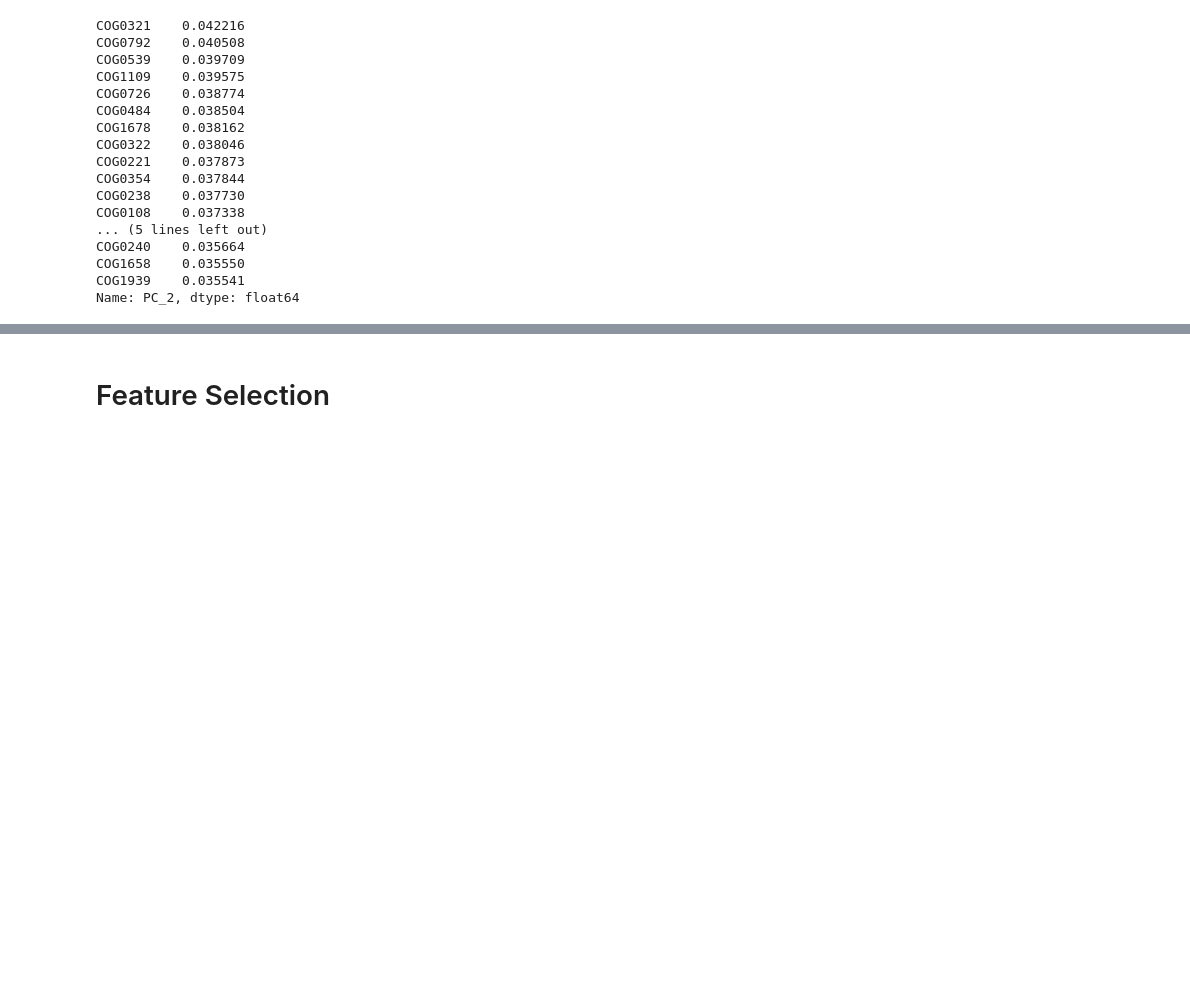
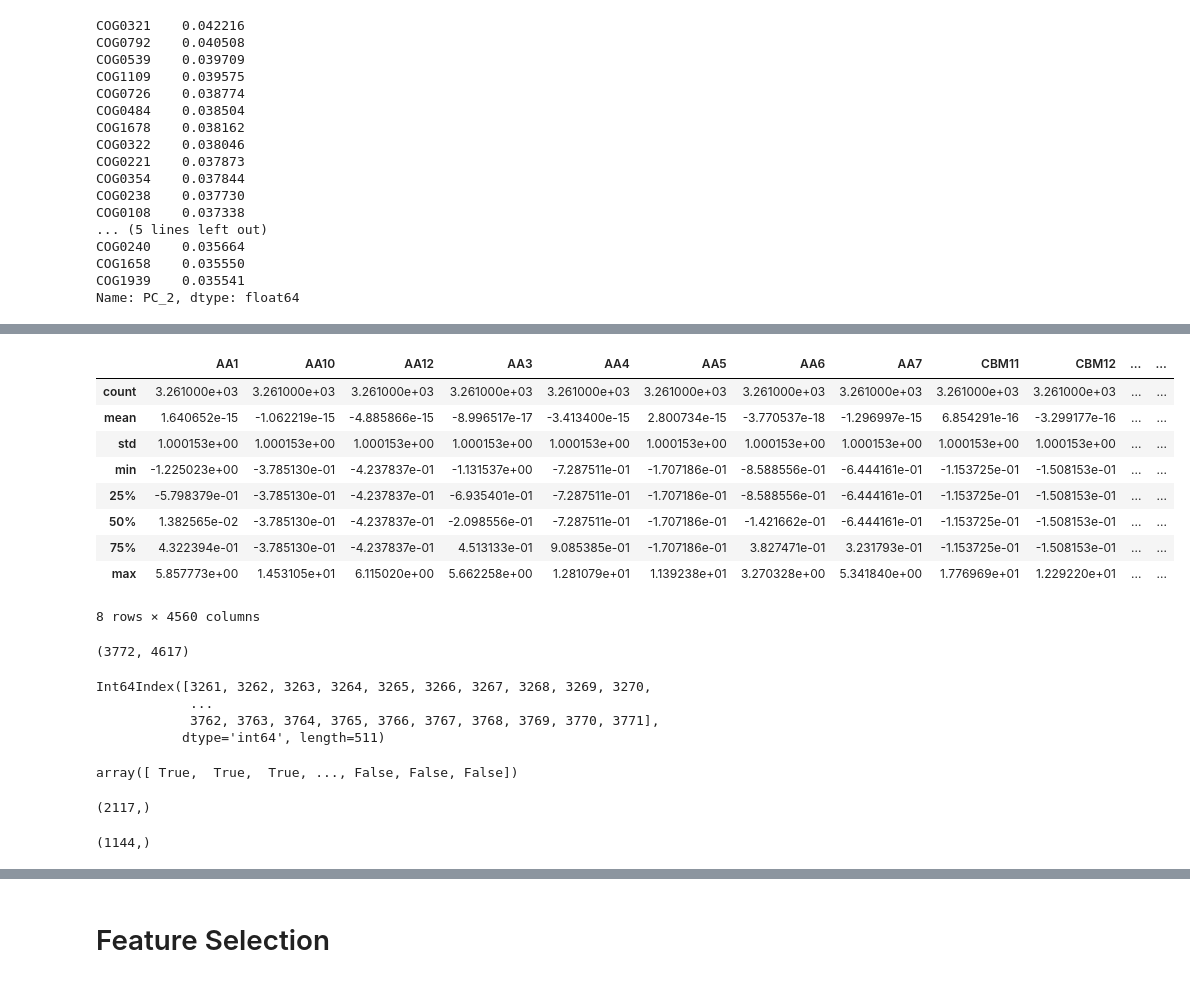
Before and after one commit to ajlukasiewicz/Team_9_MacLearn, a Jupyter notebook: Sarah_Classification.ipynb, the cells around one changed output, grey strips where cells are left out. Saved outputs shown, nothing was run; the diff lists cells and outputs as text; code cells hidden in the pictures; blank space fills up the shorter version.

```diff
--- a/Sarah_Classification.ipynb
+++ b/Sarah_Classification.ipynb
@@ -243,0 +296,13 @@ X_for_pca
+# %%
+df_normalized.describe()
+# %% [output]
+|  | AA1 | AA10 | AA12 | AA3 | AA4 | AA5 | AA6 | AA7 | CBM11 | CBM12 | ... | ... |
+| count | 3.261000e+03 | 3.261000e+03 | 3.261000e+03 | 3.261000e+03 | 3.261000e+03 | 3.261000e+03 | 3.261000e+03 | 3.261000e+03 | 3.261000e+03 | 3.261000e+03 | ... | ... |
+| mean | 1.640652e-15 | -1.062219e-15 | -4.885866e-15 | -8.996517e-17 | -3.413400e-15 | 2.800734e-15 | -3.770537e-18 | -1.296997e-15 | 6.854291e-16 | -3.299177e-16 | ... | ... |
+| std | 1.000153e+00 | 1.000153e+00 | 1.000153e+00 | 1.000153e+00 | 1.000153e+00 | 1.000153e+00 | 1.000153e+00 | 1.000153e+00 | 1.000153e+00 | 1.000153e+00 | ... | ... |
+| min | -1.225023e+00 | -3.785130e-01 | -4.237837e-01 | -1.131537e+00 | -7.287511e-01 | -1.707186e-01 | -8.588556e-01 | -6.444161e-01 | -1.153725e-01 | -1.508153e-01 | ... | ... |
+| 25% | -5.798379e-01 | -3.785130e-01 | -4.237837e-01 | -6.935401e-01 | -7.287511e-01 | -1.707186e-01 | -8.588556e-01 | -6.444161e-01 | -1.153725e-01 | -1.508153e-01 | ... | ... |
+| 50% | 1.382565e-02 | -3.785130e-01 | -4.237837e-01 | -2.098556e-01 | -7.287511e-01 | -1.707186e-01 | -1.421662e-01 | -6.444161e-01 | -1.153725e-01 | -1.508153e-01 | ... | ... |
+| 75% | 4.322394e-01 | -3.785130e-01 | -4.237837e-01 | 4.513133e-01 | 9.085385e-01 | -1.707186e-01 | 3.827471e-01 | 3.231793e-01 | -1.153725e-01 | -1.508153e-01 | ... | ... |
+| max | 5.857773e+00 | 1.453105e+01 | 6.115020e+00 | 5.662258e+00 | 1.281079e+01 | 1.139238e+01 | 3.270328e+00 | 5.341840e+00 | 1.776969e+01 | 1.229220e+01 | ... | ... |
+8 rows × 4560 columns
@@ -243,0 +316,16 @@ X_for_pca
+# %%
+# Without soil
+
+df_for_pca_no_soil = merged_df[merged_df['Classification_x'] != "soil"]
+print(df_for_pca_no_soil.shape)
+
+df_for_pca_soil_only = merged_df[merged_df['Classification_x'] == 2]
+# %% [output]
+(3772, 4617)
+# %%
+df_for_pca_soil_only.index
+# %% [output]
+Int64Index([3261, 3262, 3263, 3264, 3265, 3266, 3267, 3268, 3269, 3270,
+            ...
+            3762, 3763, 3764, 3765, 3766, 3767, 3768, 3769, 3770, 3771],
+           dtype='int64', length=511)
@@ -243,0 +355,4 @@ X_for_pca
+# %%
+labels == 0
+# %% [output]
+array([ True,  True,  True, ..., False, False, False])
@@ -243,0 +373,8 @@ X_for_pca
+# %%
+x_plot_NPA.shape
+# %% [output]
+(2117,)
+# %%
+x_plot[labels == 1].shape
+# %% [output]
+(1144,)
```
Also changed, not shown: parts of 22 cells of this notebook.
